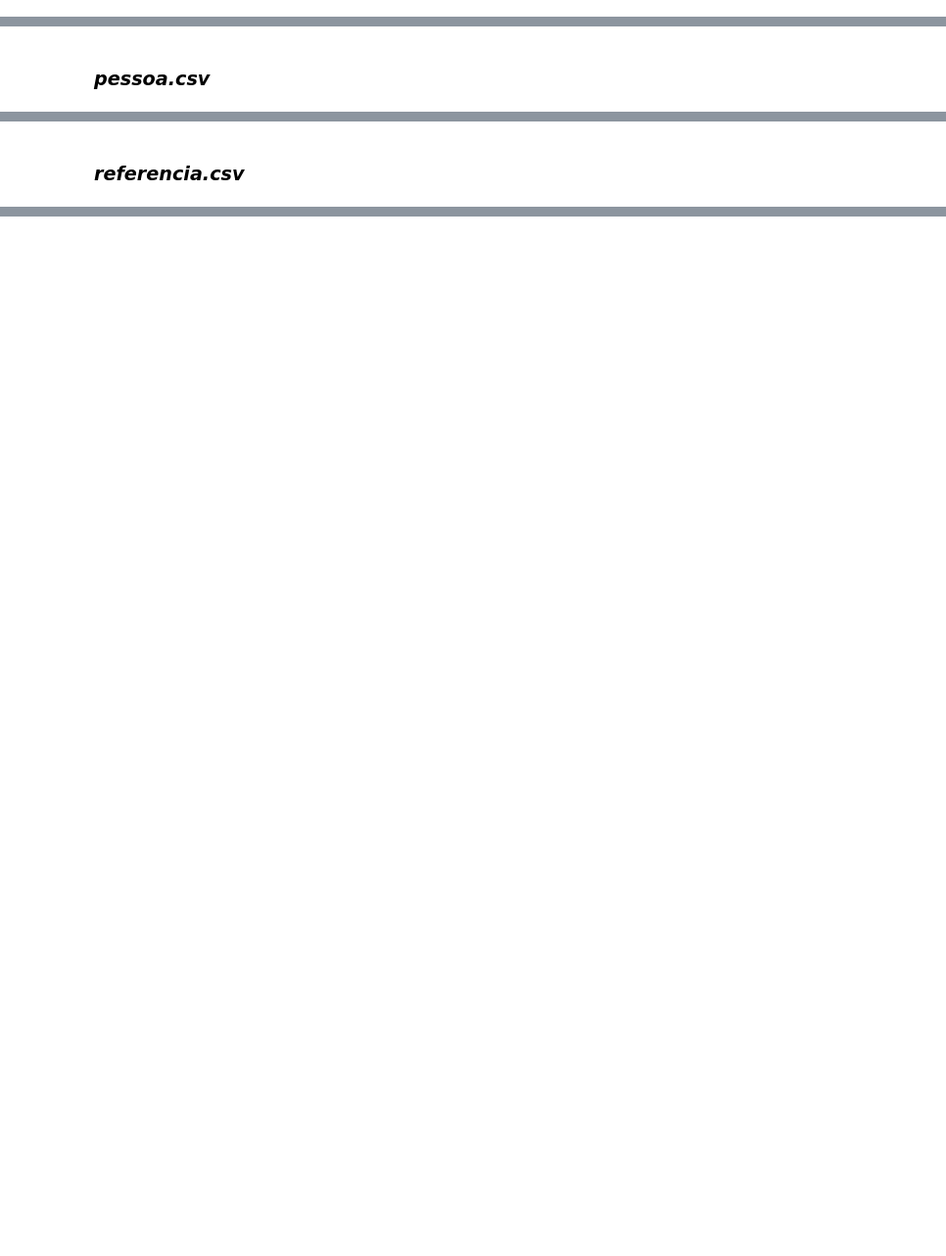
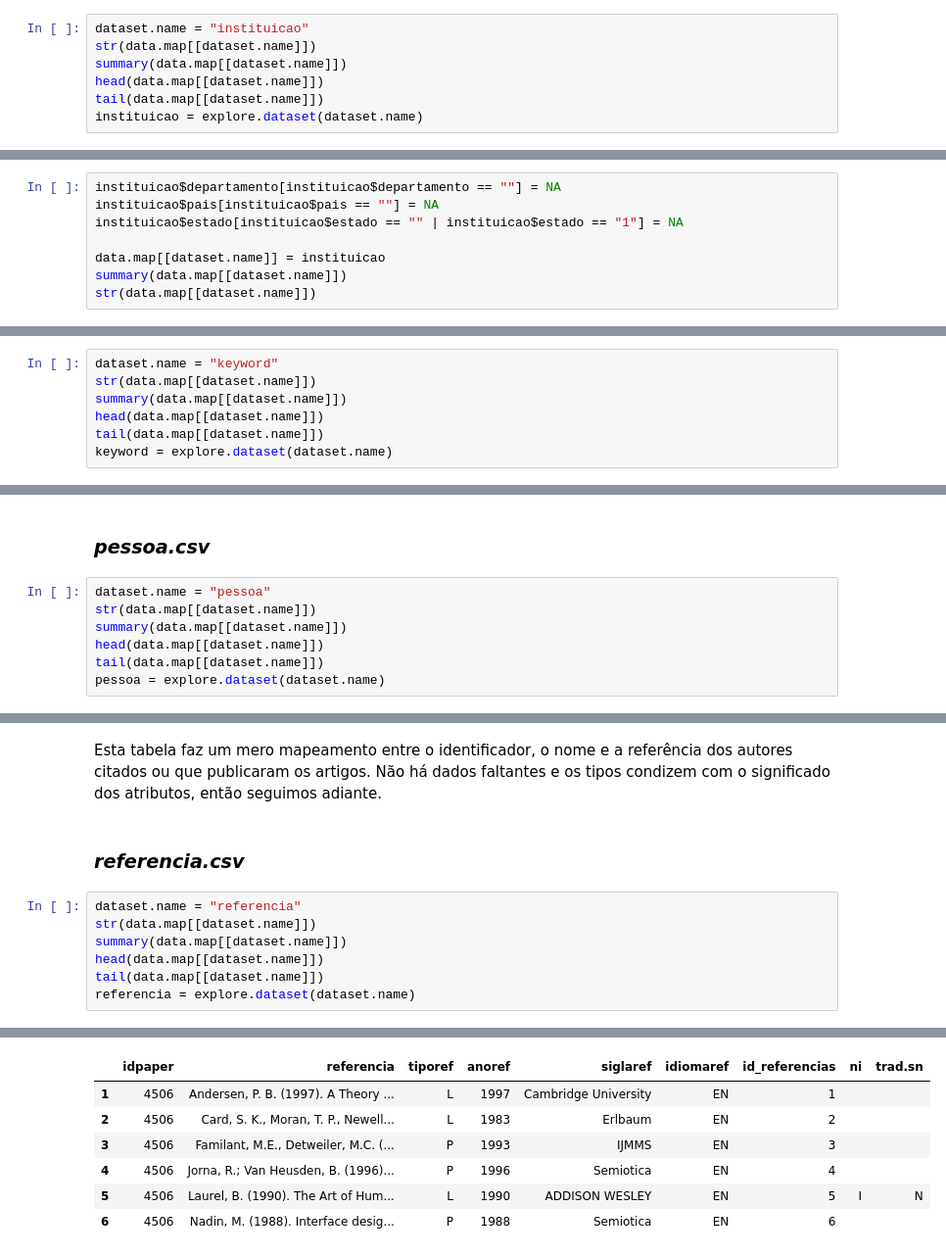
Before and after one commit to calmattoso/INF1335, a Jupyter notebook: A5/A5 - Rede de Citações - Carlos Mattoso e Gabriel Siqueira.ipynb, the cells around one changed output, grey strips where cells are left out. Shown at 98% size. Saved outputs shown, nothing was run; the diff lists cells and outputs as text; blank space fills up the shorter version.

```diff
--- a/A5/A5 - Rede de Citações - Carlos Mattoso e Gabriel Siqueira.ipynb
+++ b/A5/A5 - Rede de Citações - Carlos Mattoso e Gabriel Siqueira.ipynb
@@ -199,2 +297,9 @@ str(data.map[["artigo"]])
 # %% [markdown]
 ### _instituicao.csv_
+# %%
+dataset.name = "instituicao"
+str(data.map[[dataset.name]])
+summary(data.map[[dataset.name]])
+head(data.map[[dataset.name]])
+tail(data.map[[dataset.name]])
+instituicao = explore.dataset(dataset.name)
@@ -200,0 +370,8 @@ str(data.map[["artigo"]])
+# %%
+instituicao$departamento[instituicao$departamento == ""] = NA
+instituicao$pais[instituicao$pais == ""] = NA
+instituicao$estado[instituicao$estado == "" | instituicao$estado == "1"] = NA
+
+data.map[[dataset.name]] = instituicao
+summary(data.map[[dataset.name]])
+str(data.map[[dataset.name]])
@@ -201,2 +397,9 @@ str(data.map[["artigo"]])
 # %% [markdown]
 ### _keyword.csv_
+# %%
+dataset.name = "keyword"
+str(data.map[[dataset.name]])
+summary(data.map[[dataset.name]])
+head(data.map[[dataset.name]])
+tail(data.map[[dataset.name]])
+keyword = explore.dataset(dataset.name)
@@ -203,2 +443,9 @@ str(data.map[["artigo"]])
 # %% [markdown]
 ### _pessoa.csv_
+# %%
+dataset.name = "pessoa"
+str(data.map[[dataset.name]])
+summary(data.map[[dataset.name]])
+head(data.map[[dataset.name]])
+tail(data.map[[dataset.name]])
+pessoa = explore.dataset(dataset.name)
@@ -205,2 +497,12 @@ str(data.map[["artigo"]])
+# %% [markdown]
+Esta tabela faz um mero mapeamento entre o identificador, o nome e a referência dos autores citados ou que publicaram os artigos. Não há dados faltantes e os tipos condizem com o significado dos atributos, então seguimos adiante.
 # %% [markdown]
 ### _referencia.csv_
+# %%
+dataset.name = "referencia"
+str(data.map[[dataset.name]])
+summary(data.map[[dataset.name]])
+head(data.map[[dataset.name]])
+tail(data.map[[dataset.name]])
+referencia = explore.dataset(dataset.name)
+# %% [output]
@@ -206,0 +539,7 @@ str(data.map[["artigo"]])
+|  | idpaper | referencia | tiporef | anoref | siglaref | idiomaref | id_referencias | ni | trad.sn |
+| 1 | 4506 | Andersen, P. B. (1997). A Theory ... | L | 1997 | Cambridge University | EN | 1 |  |  |
+| 2 | 4506 | Card, S. K., Moran, T. P., Newell... | L | 1983 | Erlbaum | EN | 2 |  |  |
+| 3 | 4506 | Familant, M.E., Detweiler, M.C. (... | P | 1993 | IJMMS | EN | 3 |  |  |
+| 4 | 4506 | Jorna, R.; Van Heusden, B. (1996)... | P | 1996 | Semiotica | EN | 4 |  |  |
+| 5 | 4506 | Laurel, B. (1990). The Art of Hum... | L | 1990 | ADDISON WESLEY | EN | 5 | I | N |
+| 6 | 4506 | Nadin, M. (1988). Interface desig... | P | 1988 | Semiotica | EN | 6 |  |  |
```
Also changed, not shown: parts of 33 cells of this notebook.
